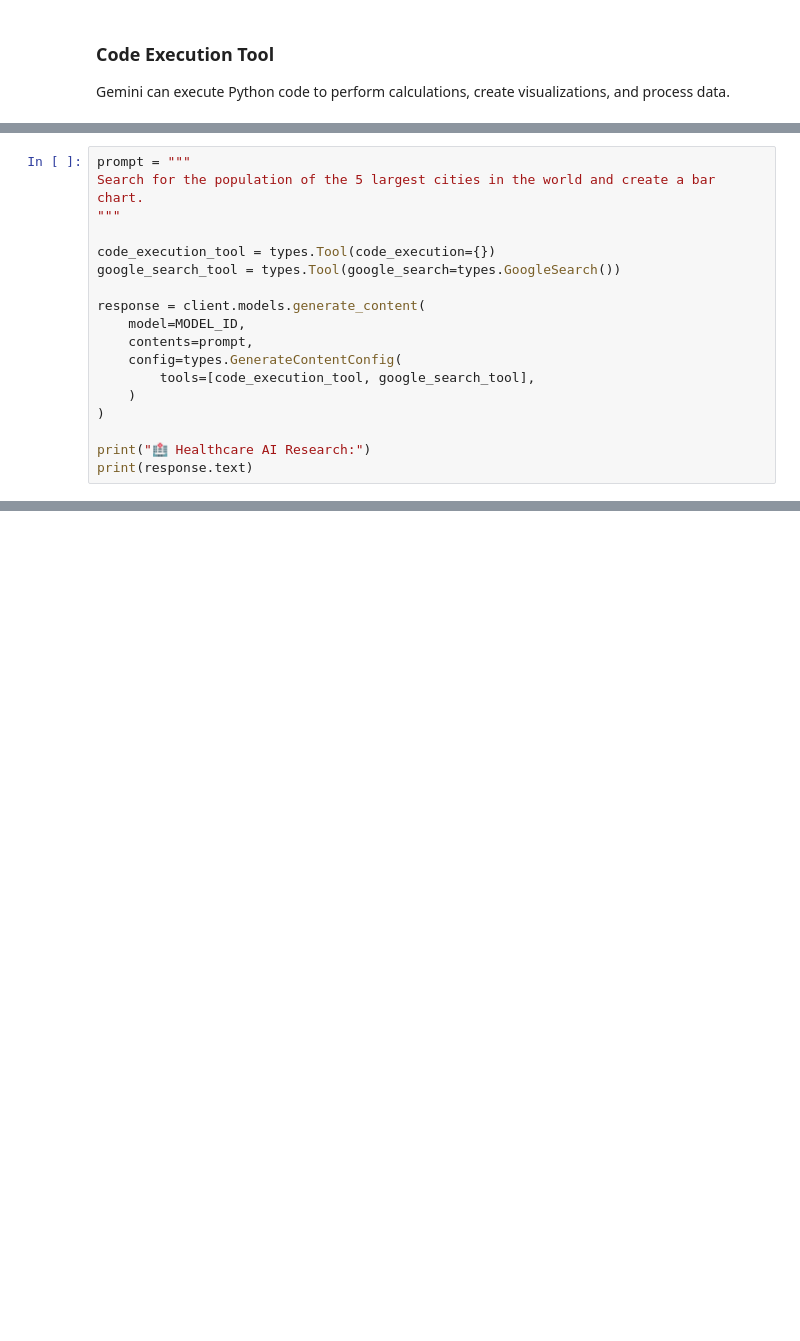
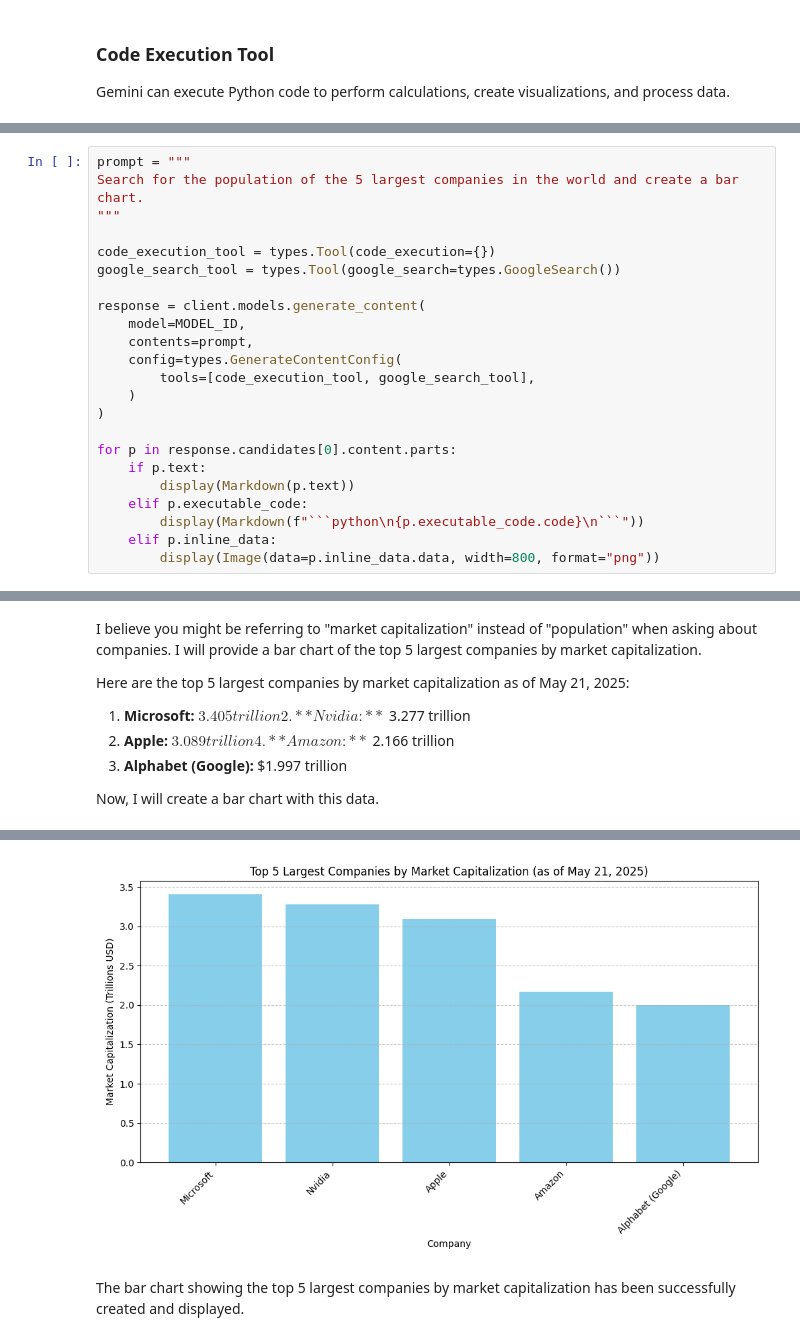
Before and after one commit to tagomaru/gemini-2.5-ai-engineering-workshop, a Jupyter notebook: solutions/03-structured-outputs-function-calling-tools.ipynb, the cells around one changed output, grey strips where cells are left out. Saved outputs shown, nothing was run; the diff lists cells and outputs as text; blank space fills up the shorter version.

````diff
--- a/solutions/03-structured-outputs-function-calling-tools.ipynb
+++ b/solutions/03-structured-outputs-function-calling-tools.ipynb
@@ -383,7 +524,7 @@ Task:
 - Create a chart/analysis of the data
 # %%
 prompt = """
-Search for the population of the 5 largest cities in the world and create a bar chart.
+Search for the population of the 5 largest companies in the world and create a bar chart.
 """
 
 code_execution_tool = types.Tool(code_execution={})
@@ -397,5 +538,11 @@ response = client.models.generate_content(
     )
 )
 
-print("🏥 Healthcare AI Research:")
-print(response.text)
+for p in response.candidates[0].content.parts:
+    if p.text:
+        display(Markdown(p.text))
+    elif p.executable_code:
+        display(Markdown(f"```python\n{p.executable_code.code}\n```"))
+    elif p.inline_data:
+        display(Image(data=p.inline_data.data, width=800, format="png"))
+# %% [output]
@@ -401,0 +553,11 @@ print(response.text)
+I believe you might be referring to "market capitalization" instead of "population" when asking about companies. I will provide a bar chart of the top 5 largest companies by market capitalization.
+
+Here are the top 5 largest companies by market capitalization as of May 21, 2025:
+
+1.  **Microsoft:** $3.405 trillion
+2.  **Nvidia:** $3.277 trillion
+3.  **Apple:** $3.089 trillion
+4.  **Amazon:** $2.166 trillion
+5.  **Alphabet (Google):** $1.997 trillion
+
+Now, I will create a bar chart with this data.
@@ -402,3 +587,5 @@ print(response.text)
+[figure, added]
+The bar chart showing the top 5 largest companies by market capitalization has been successfully created and displayed.
 # %% [markdown]
 ## Recap & Next Steps
 
````
Also changed, not shown: parts of 12 cells of this notebook, 1 other file.
